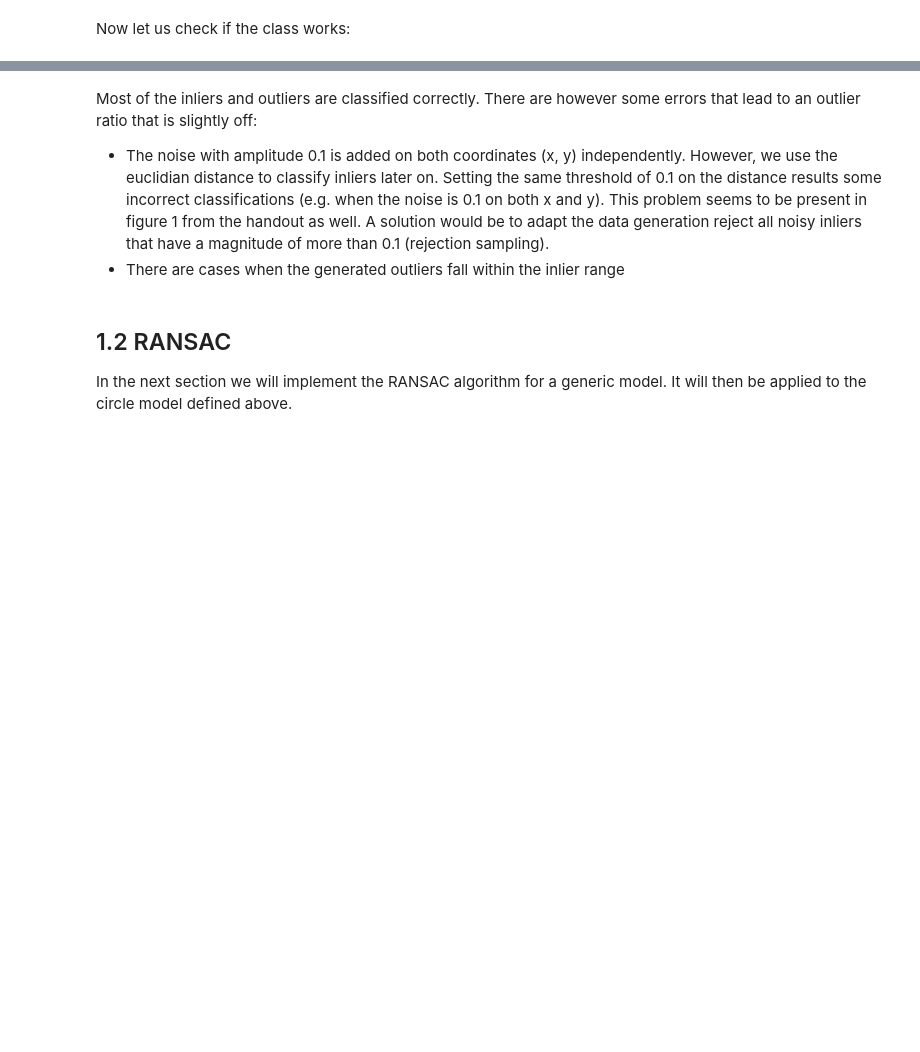
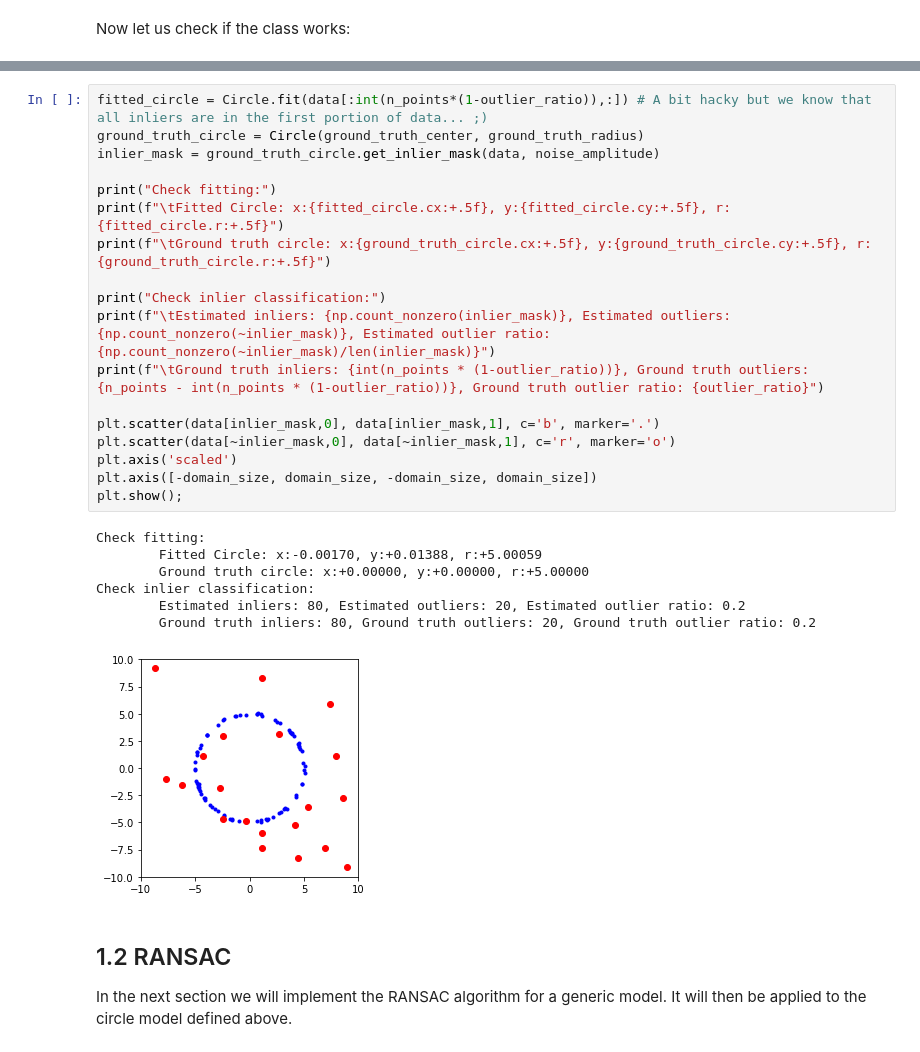
Before and after one commit to voigta/MathFoundFS21, a Jupyter notebook: exercise1.ipynb, the cells around one changed output, grey strips where cells are left out. Drawn from its saved outputs; the diff is of its cells as text; blank space fills up the shorter version.

```diff
--- a/exercise1.ipynb
+++ b/exercise1.ipynb
@@ -172,7 +120,29 @@ Ground truth inliers:   80,             Ground truth outliers:  20,
-# %% [markdown]
-Most of the inliers and outliers are classified correctly. There are however some errors that lead to an outlier ratio that is slightly off:
-* The noise with amplitude 0.1 is added on both coordinates (x, y) independently. However, we use the euclidian distance to classify inliers later on. Setting the same threshold of 0.1 on the distance results some incorrect classifications (e.g. when the noise is 0.1 on both x and y). This problem seems to be present in figure 1 from the handout as well. A solution would be to adapt the data generation reject all noisy inliers that have a magnitude of more than 0.1 (rejection sampling).
-* There are cases when the generated outliers fall within the inlier range
+# %%
+fitted_circle = Circle.fit(data[:int(n_points*(1-outlier_ratio)),:]) # A bit hacky but we know that all inliers are in the first portion of data... ;)
+ground_truth_circle = Circle(ground_truth_center, ground_truth_radius)
+inlier_mask = ground_truth_circle.get_inlier_mask(data, noise_amplitude)
+
+print("Check fitting:")
+print(f"\tFitted Circle: x:{fitted_circle.cx:+.5f}, y:{fitted_circle.cy:+.5f}, r:{fitted_circle.r:+.5f}")
+print(f"\tGround truth circle: x:{ground_truth_circle.cx:+.5f}, y:{ground_truth_circle.cy:+.5f}, r:{ground_truth_circle.r:+.5f}")
+
+print("Check inlier classification:")
+print(f"\tEstimated inliers: {np.count_nonzero(inlier_mask)}, Estimated outliers: {np.count_nonzero(~inlier_mask)}, Estimated outlier ratio: {np.count_nonzero(~inlier_mask)/len(inlier_mask)}")
+print(f"\tGround truth inliers: {int(n_points * (1-outlier_ratio))}, Ground truth outliers: {n_points - int(n_points * (1-outlier_ratio))}, Ground truth outlier ratio: {outlier_ratio}")
+
+plt.scatter(data[inlier_mask,0], data[inlier_mask,1], c='b', marker='.')
+plt.scatter(data[~inlier_mask,0], data[~inlier_mask,1], c='r', marker='o')
+plt.axis('scaled')
+plt.axis([-domain_size, domain_size, -domain_size, domain_size])
+plt.show();
+# %% [output]
+Check fitting:
+        Fitted Circle: x:-0.00170, y:+0.01388, r:+5.00059
+        Ground truth circle: x:+0.00000, y:+0.00000, r:+5.00000
+Check inlier classification:
+        Estimated inliers: 80, Estimated outliers: 20, Estimated outlier ratio: 0.2
+        Ground truth inliers: 80, Ground truth outliers: 20, Ground truth outlier ratio: 0.2
+[figure, added]
 # %% [markdown]
 ## 1.2 RANSAC
 In the next section we will implement the RANSAC algorithm for a generic model. It will then be applied to the circle model defined above.
```
Also changed, not shown: parts of 20 cells of this notebook.
